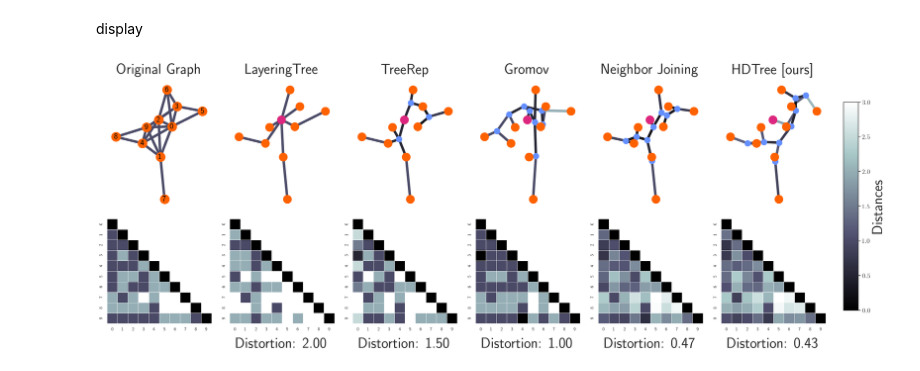
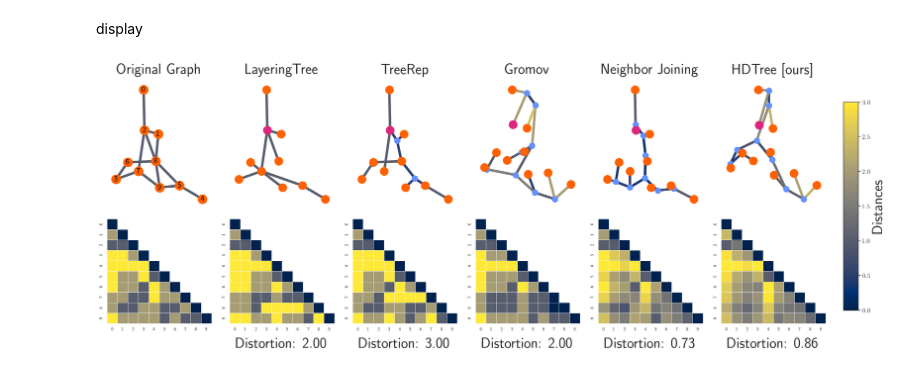
Before and after one commit to pierrehouedry/DifferentiableHyperbolicity, a Jupyter notebook: hyperbolicity/expes/figures/figure_paper_final.ipynb, the cells around one changed output. Saved outputs shown, nothing was run; the diff lists cells and outputs as text; code cells hidden in the pictures.

```diff
--- a/hyperbolicity/expes/figures/figure_paper_final.ipynb
+++ b/hyperbolicity/expes/figures/figure_paper_final.ipynb
@@ -124,8 +124,8 @@ def gnp_random_connected_graph(n, p):
 # %%
 root =2
 
-N = 10
-random_graph = nx.random_geometric_graph(N, 0.5,seed=11)
+#N = 10
+#random_graph = nx.random_geometric_graph(N, 0.5,seed=11)
 #N = 4*4
 #random_graph = nx.grid_graph(dim=(4,4))
 #random_graph = nx.convert_node_labels_to_integers(random_graph, first_label = 0)
@@ -133,8 +133,8 @@ random_graph = nx.random_geometric_graph(N, 0.5,seed=11)
 #N2=20
 #N = N1 + N2
 #random_graph= create_sbm(n1=N1, n2=N2, p_in=0.5, p_out=0.005, seed=42)
-#N=10
-#random_graph = gnp_random_connected_graph(N,.1)
+N=10
+random_graph = gnp_random_connected_graph(N,.1)
 
 distances = nx.floyd_warshall_numpy(random_graph)
 
@@ -164,7 +164,7 @@ display
 # %%
 node_size = 400
 size_fig = 5
-cmap_dist = sns.color_palette(palette='bone', as_cmap=True)
+cmap_dist = sns.color_palette(palette='cividis', as_cmap=True)
 #sns.diverging_palette(220,30, l=65, center="dark", as_cmap=True)#sns.color_palette("icefire", as_cmap=True)
 vmin = 0
 vmax = 3
@@ -225,31 +225,31 @@ ax = axes[0, 4]
 draw_graph(N, tree_nj_distances, tree_nj, ax, title='Neighbor Joining', fixed_pos=fixed_positions, fixed_nodes=fixed_nodes,
            cmap=cmap_dist, node_size=node_size, root=root, vmax=vmax, fs=fs, with_labels=False)
 ax = axes[1, 4]
 plot_distances(tree_nj_distances[:N, :N], ax, vmin=vmin, vmax=vmax, cmap=cmap_dist)
 distortion = np.abs(distances - tree_nj_distances[:N, :N]).max()
 ax.text(0.5, -0.2, f"Distortion: {distortion:.2f}", ha='center', va='center', transform=ax.transAxes, fontsize=fs)
 
 
 
 
 # 7) HDTree
 ax = axes[0, 5]
 l = np.argsort(opt_tree_full.nodes)
 draw_graph(N, distance_hdtree[l], opt_tree_full, ax, title='HDTree [ours]', fixed_pos=fixed_positions, fixed_nodes=fixed_nodes,
            cmap=cmap_dist, node_size=node_size, root=root, vmax=vmax, fs=fs, with_labels=False)
 
 ax = axes[1, 5]
 plot_distances(distance_hdtree[l][:N, l[:N]], ax, vmin=vmin, vmax=vmax, cmap=cmap_dist)
 distortion = np.abs(distances - distance_hdtree[l][:N, l[:N]]).max()
 ax.text(0.5, -0.2, f"Distortion: {distortion:.2f}", ha='center', va='center', transform=ax.transAxes, fontsize=fs)
 
 cbar_ax = fig.add_axes([1.01, 0.15, 0.02, 0.7])  # Position: [gauche, bas, largeur, hauteur]
 sm = plt.cm.ScalarMappable(cmap=cmap_dist, norm=plt.Normalize(vmin=vmin, vmax=vmax))
 cbar = fig.colorbar(sm, cax=cbar_ax)
 cbar.set_label('Distances', fontsize=fs)
 cbar.ax.tick_params(labelsize=16)
 
 plt.tight_layout()
 plt.show()
 # %% [output]
-[figure, old version]
+[figure, new version]
```
Also changed, not shown: 3 other files.
